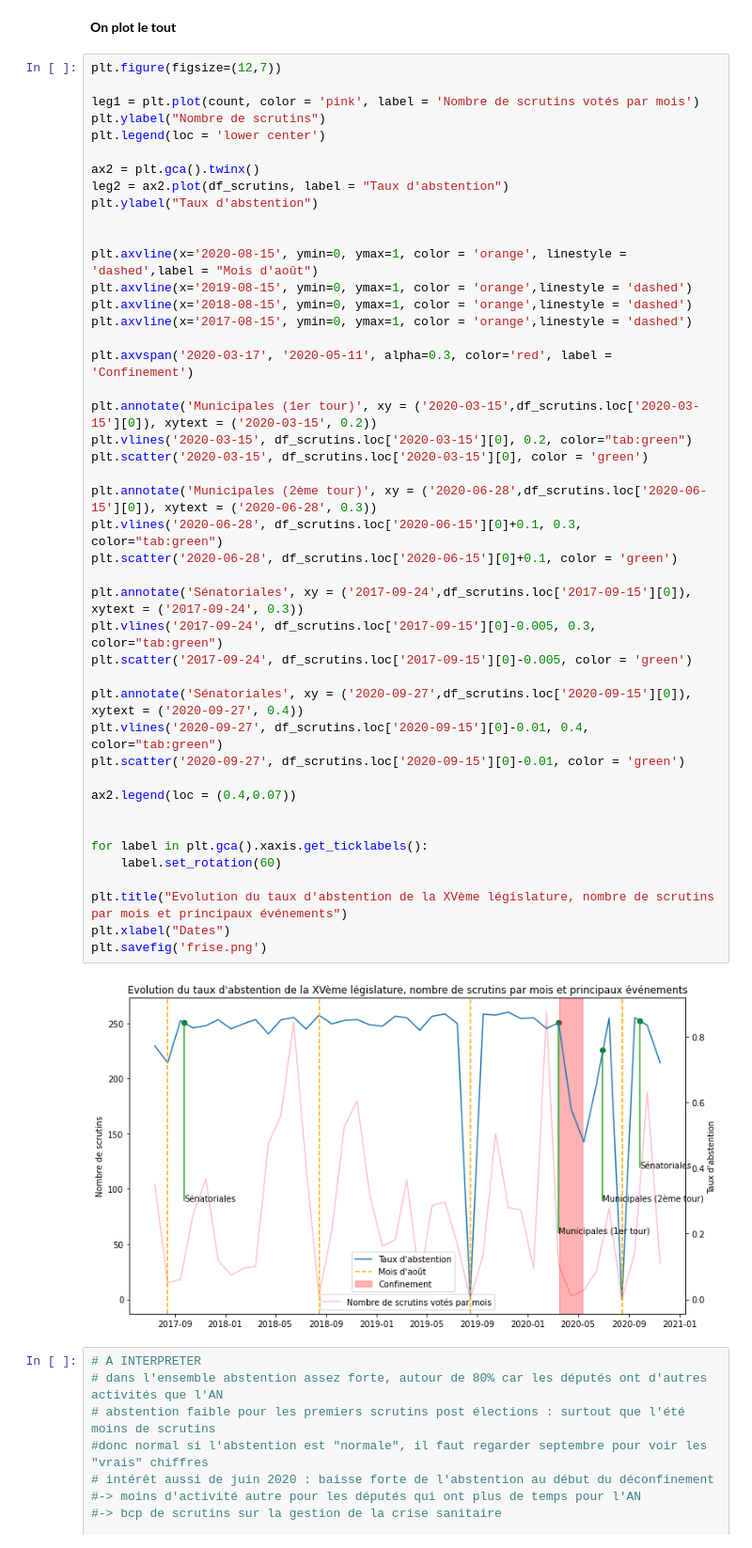
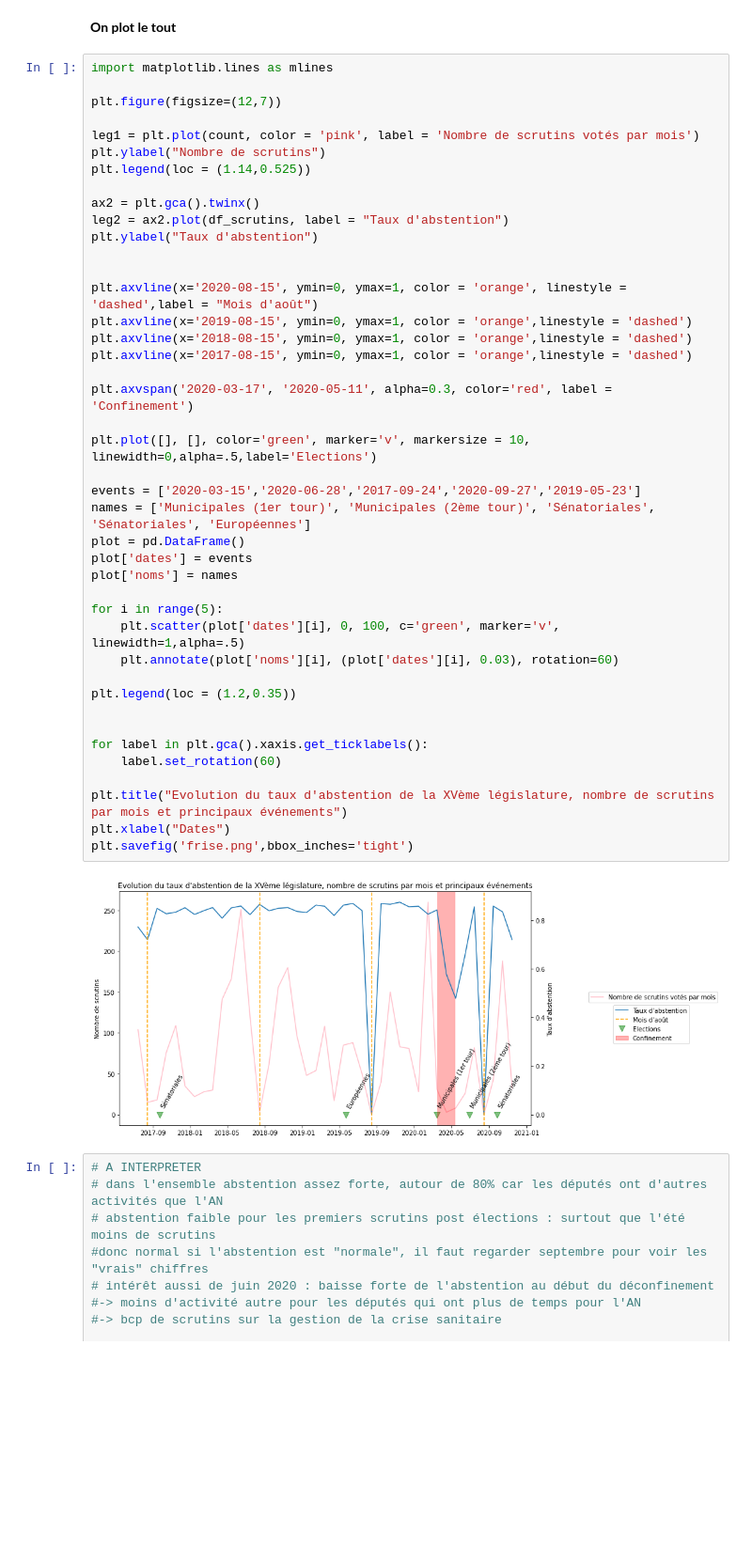
Before and after one commit to claralga/StatApp, a Jupyter notebook: abstention_final.ipynb, the cells around one changed output. Shown at 94% size. Cells and saved outputs as stored; diff of their text form; blank space fills up the shorter version.

Commit message:
update frise

```diff
--- a/abstention_final.ipynb
+++ b/abstention_final.ipynb
@@ -255,51 +255,49 @@ count.index = pd.to_datetime(count.index)
 # %% [markdown]
 **On plot le tout**
 # %%
+import matplotlib.lines as mlines
+
 plt.figure(figsize=(12,7))
 
 leg1 = plt.plot(count, color = 'pink', label = 'Nombre de scrutins votés par mois')
 plt.ylabel("Nombre de scrutins")
-plt.legend(loc = 'lower center')
+plt.legend(loc = (1.14,0.525))
 
 ax2 = plt.gca().twinx()
 leg2 = ax2.plot(df_scrutins, label = "Taux d'abstention")
 plt.ylabel("Taux d'abstention")
 
 
 plt.axvline(x='2020-08-15', ymin=0, ymax=1, color = 'orange', linestyle = 'dashed',label = "Mois d'août")
 plt.axvline(x='2019-08-15', ymin=0, ymax=1, color = 'orange',linestyle = 'dashed')
 plt.axvline(x='2018-08-15', ymin=0, ymax=1, color = 'orange',linestyle = 'dashed')
 plt.axvline(x='2017-08-15', ymin=0, ymax=1, color = 'orange',linestyle = 'dashed')
 
 plt.axvspan('2020-03-17', '2020-05-11', alpha=0.3, color='red', label = 'Confinement')
 
-plt.annotate('Municipales (1er tour)', xy = ('2020-03-15',df_scrutins.loc['2020-03-15'][0]), xytext = ('2020-03-15', 0.2))
-plt.vlines('2020-03-15', df_scrutins.loc['2020-03-15'][0], 0.2, color="tab:green")
-plt.scatter('2020-03-15', df_scrutins.loc['2020-03-15'][0], color = 'green')
+plt.plot([], [], color='green', marker='v', markersize = 10, linewidth=0,alpha=.5,label='Elections')
 
-plt.annotate('Municipales (2ème tour)', xy = ('2020-06-28',df_scrutins.loc['2020-06-15'][0]), xytext = ('2020-06-28', 0.3))
-plt.vlines('2020-06-28', df_scrutins.loc['2020-06-15'][0]+0.1, 0.3, color="tab:green")
-plt.scatter('2020-06-28', df_scrutins.loc['2020-06-15'][0]+0.1, color = 'green')
+events = ['2020-03-15','2020-06-28','2017-09-24','2020-09-27','2019-05-23']
+names = ['Municipales (1er tour)', 'Municipales (2ème tour)', 'Sénatoriales', 'Sénatoriales', 'Européennes']
+plot = pd.DataFrame()
+plot['dates'] = events
+plot['noms'] = names
 
-plt.annotate('Sénatoriales', xy = ('2017-09-24',df_scrutins.loc['2017-09-15'][0]), xytext = ('2017-09-24', 0.3))
-plt.vlines('2017-09-24', df_scrutins.loc['2017-09-15'][0]-0.005, 0.3, color="tab:green")
-plt.scatter('2017-09-24', df_scrutins.loc['2017-09-15'][0]-0.005, color = 'green')
+for i in range(5):
+    plt.scatter(plot['dates'][i], 0, 100, c='green', marker='v', linewidth=1,alpha=.5)
+    plt.annotate(plot['noms'][i], (plot['dates'][i], 0.03), rotation=60)
 
-plt.annotate('Sénatoriales', xy = ('2020-09-27',df_scrutins.loc['2020-09-15'][0]), xytext = ('2020-09-27', 0.4))
-plt.vlines('2020-09-27', df_scrutins.loc['2020-09-15'][0]-0.01, 0.4, color="tab:green")
-plt.scatter('2020-09-27', df_scrutins.loc['2020-09-15'][0]-0.01, color = 'green')
-
-ax2.legend(loc = (0.4,0.07))
+plt.legend(loc = (1.2,0.35))
 
 
 for label in plt.gca().xaxis.get_ticklabels():
     label.set_rotation(60)
 
 plt.title("Evolution du taux d'abstention de la XVème législature, nombre de scrutins par mois et principaux événements")
 plt.xlabel("Dates")
-plt.savefig('frise.png')
+plt.savefig('frise.png',bbox_inches='tight')
 # %% [output]
-[figure, old version]
+[figure, new version]
 # %%
 # A INTERPRETER
 # dans l'ensemble abstention assez forte, autour de 80% car les députés ont d'autres activités que l'AN
```
Also changed, not shown: parts of 1 cell of this notebook.
